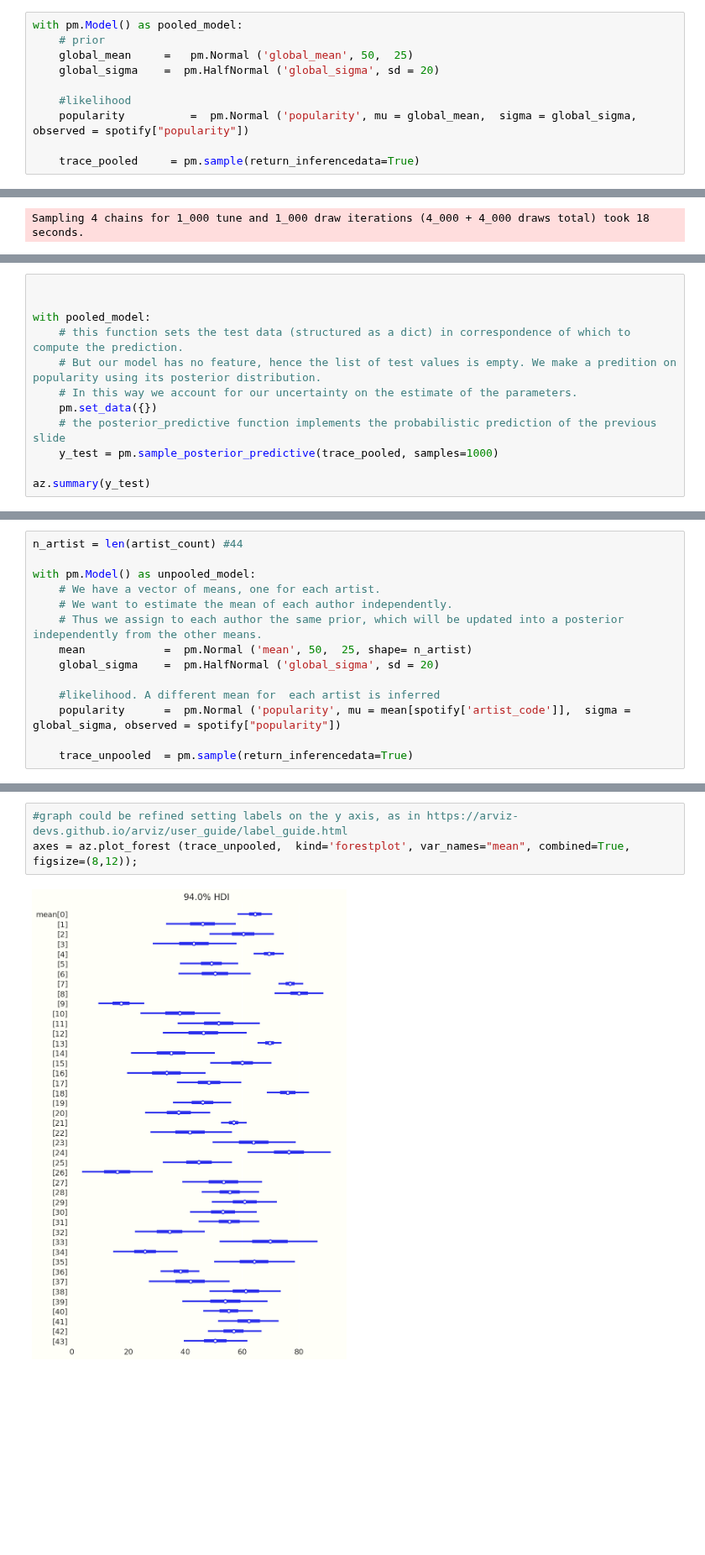
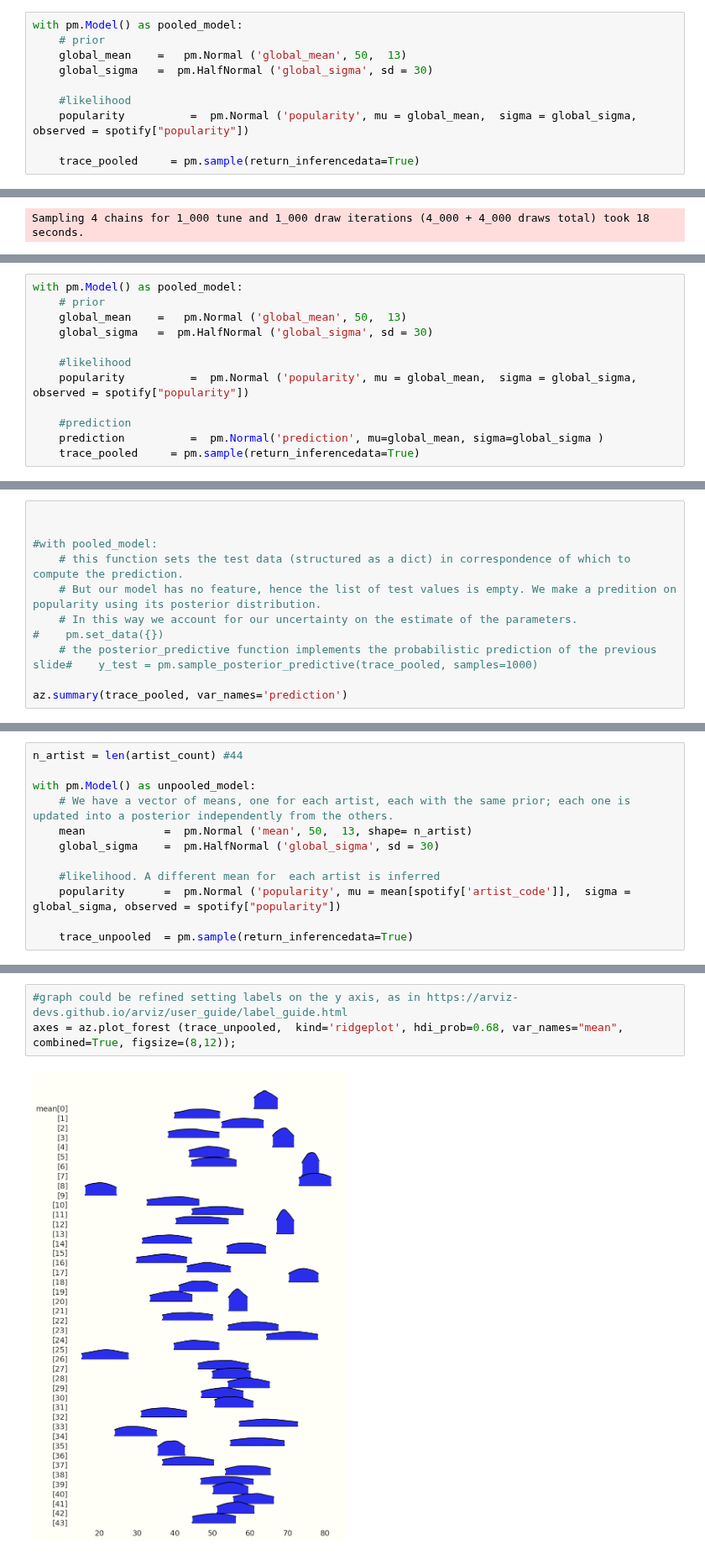
Before and after one commit to gcorani/bda, a Jupyter notebook: 3b-ProbProgramming-hierarchical.ipynb, the cells around one changed output, grey strips where cells are left out. Shown at 84% size. Cells and saved outputs as stored; diff of their text form; blank space fills up the shorter version.

Commit message:
updated reporting Bayesian analysis (deleted final slides), refined spotify example (correct priors)

```diff
--- a/3b-ProbProgramming-hierarchical.ipynb
+++ b/3b-ProbProgramming-hierarchical.ipynb
@@ -207,8 +233,8 @@ Y_{ij} | \mu, \sigma & \sim N(\mu, \sigma) \\
 # %%
 with pm.Model() as pooled_model:
     # prior
-    global_mean     =   pm.Normal ('global_mean', 50,  25)
-    global_sigma    =  pm.HalfNormal ('global_sigma', sd = 20)
+    global_mean    =   pm.Normal ('global_mean', 50,  13)
+    global_sigma   =  pm.HalfNormal ('global_sigma', sd = 30)
 
     #likelihood
     popularity          =  pm.Normal ('popularity', mu = global_mean,  sigma = global_sigma, observed = spotify["popularity"])
@@ -247,0 +310,12 @@ Eventually, merge  the $y_{s,i}$ to have the posterior distribution of $y$, acco
+# %%
+with pm.Model() as pooled_model:
+    # prior
+    global_mean    =   pm.Normal ('global_mean', 50,  13)
+    global_sigma   =  pm.HalfNormal ('global_sigma', sd = 30)
+
+    #likelihood
+    popularity          =  pm.Normal ('popularity', mu = global_mean,  sigma = global_sigma, observed = spotify["popularity"])
+
+    #prediction
+    prediction          =  pm.Normal('prediction', mu=global_mean, sigma=global_sigma )
+    trace_pooled     = pm.sample(return_inferencedata=True)
@@ -248,13 +329,12 @@ Eventually, merge  the $y_{s,i}$ to have the posterior distribution of $y$, acco
 # %%
 
 
-with pooled_model:
+#with pooled_model:
     # this function sets the test data (structured as a dict) in correspondence of which to compute the prediction.
     # But our model has no feature, hence the list of test values is empty. We make a predition on popularity using its posterior distribution.
     # In this way we account for our uncertainty on the estimate of the parameters.
-    pm.set_data({})
-    # the posterior_predictive function implements the probabilistic prediction of the previous slide
-    y_test = pm.sample_posterior_predictive(trace_pooled, samples=1000)
+#    pm.set_data({})
+    # the posterior_predictive function implements the probabilistic prediction of the previous slide#    y_test = pm.sample_posterior_predictive(trace_pooled, samples=1000)
 
-az.summary(y_test)
+az.summary(trace_pooled, var_names='prediction')
 # %% [output]
@@ -319,11 +405,9 @@ Name: artist_code, Length: 350, dtype: int8
 n_artist = len(artist_count) #44
 
 with pm.Model() as unpooled_model:
-    # We have a vector of means, one for each artist.
-    # We want to estimate the mean of each author independently.
-    # Thus we assign to each author the same prior, which will be updated into a posterior independently from the other means.
-    mean            =  pm.Normal ('mean', 50,  25, shape= n_artist)
-    global_sigma    =  pm.HalfNormal ('global_sigma', sd = 20)
+    # We have a vector of means, one for each artist, each with the same prior; each one is  updated into a posterior independently from the others.
+    mean            =  pm.Normal ('mean', 50,  13, shape= n_artist)
+    global_sigma    =  pm.HalfNormal ('global_sigma', sd = 30)
 
     #likelihood. A different mean for  each artist is inferred
     popularity      =  pm.Normal ('popularity', mu = mean[spotify['artist_code']],  sigma = global_sigma, observed = spotify["popularity"])
@@ -360,8 +433,8 @@ az.summary(trace_unpooled)
 # %%
 #graph could be refined setting labels on the y axis, as in https://arviz-devs.github.io/arviz/user_guide/label_guide.html
-axes = az.plot_forest (trace_unpooled,  kind='forestplot', var_names="mean", combined=True, figsize=(8,12));
+axes = az.plot_forest (trace_unpooled,  kind='ridgeplot', hdi_prob=0.68, var_names="mean", combined=True, figsize=(8,12));
 # %% [output]
-[figure, old version]
+[figure, new version]
 # %% [markdown]
 # Discussion
 
```
Also changed, not shown: parts of 35 cells of this notebook, 6 other files.
